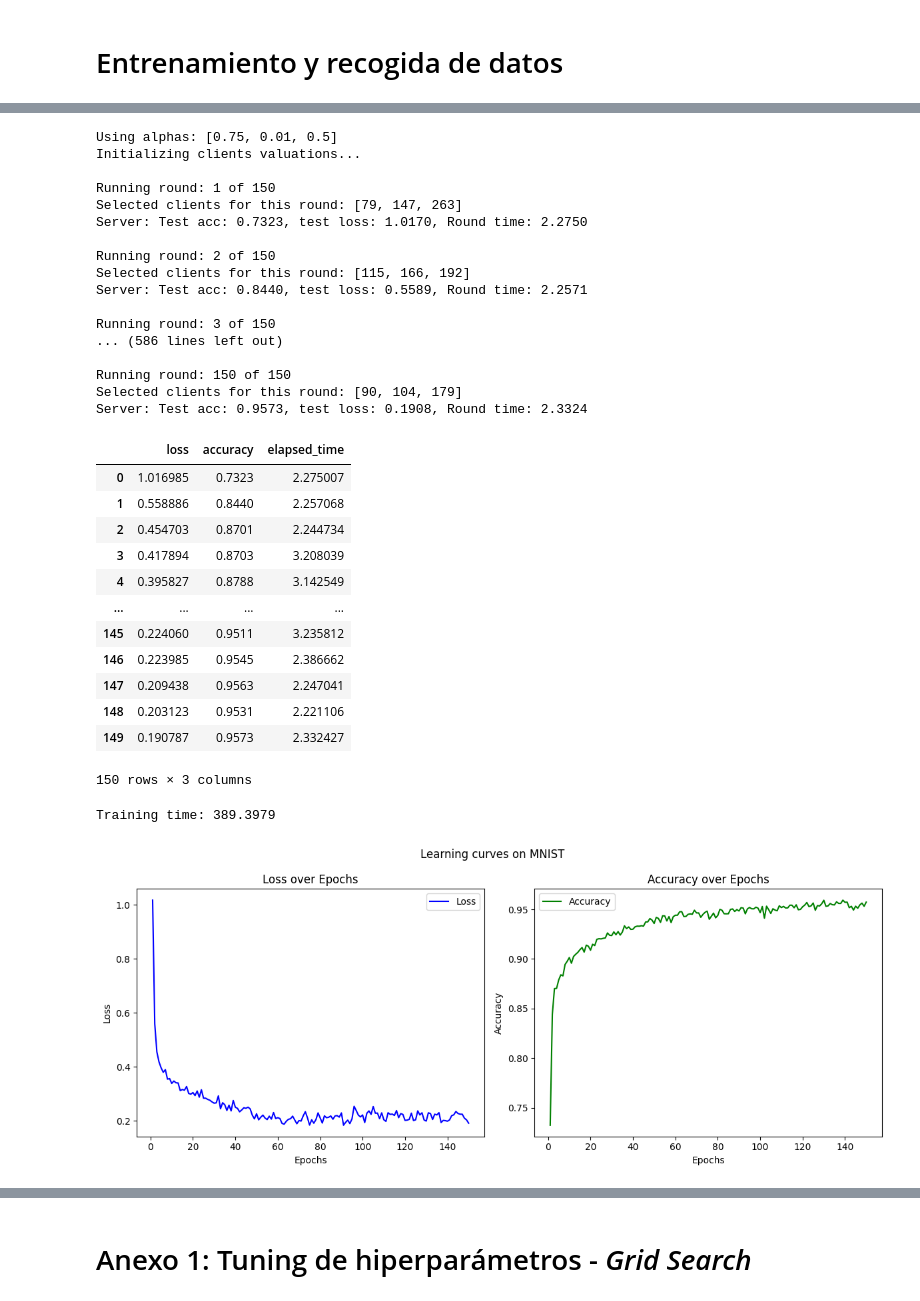
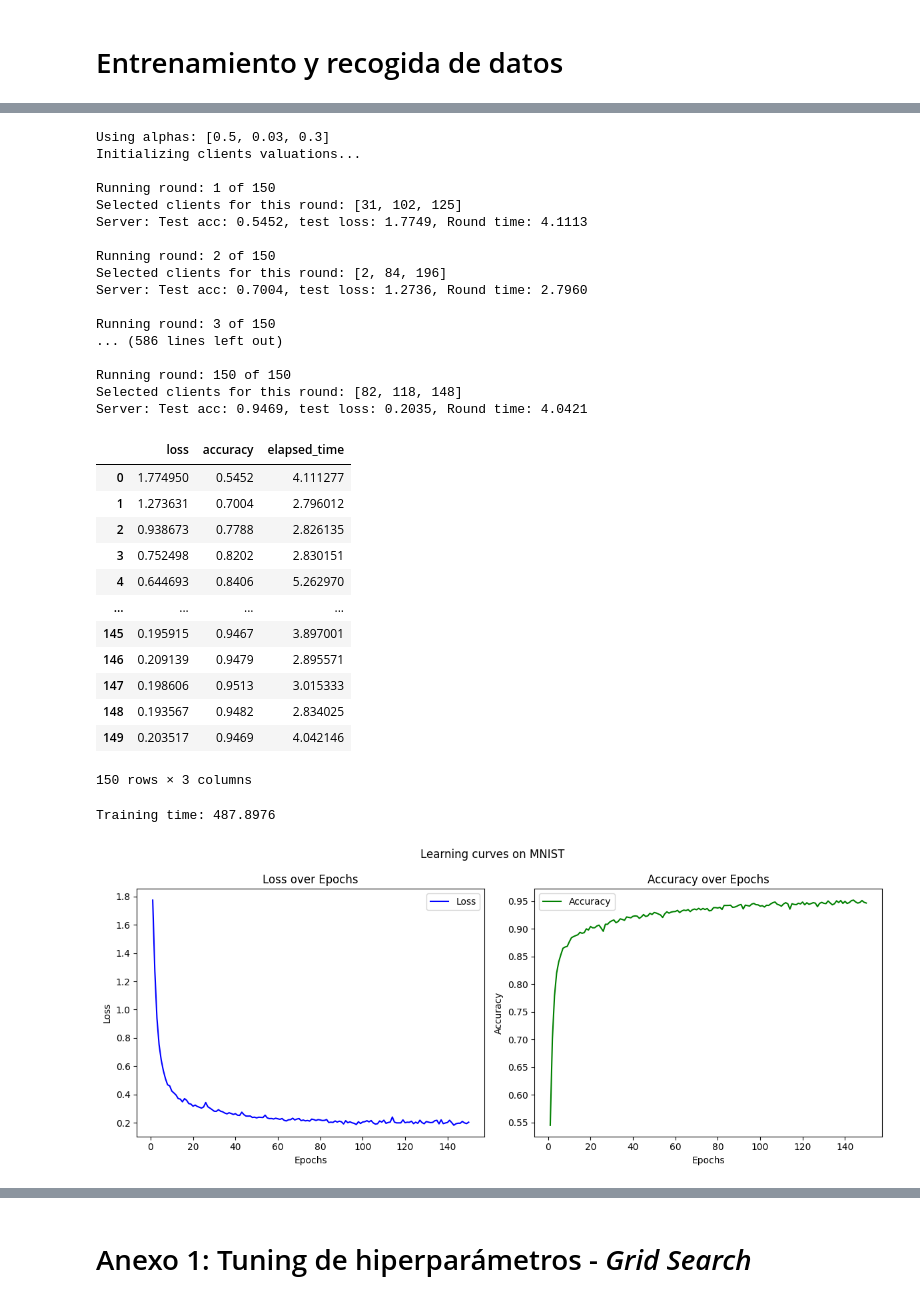
Before and after one commit to mayoras/flex-cs, a Jupyter notebook: notebooks/active.ipynb, the cells around one changed output, grey strips where cells are left out. Cells and saved outputs as stored; diff of their text form; code cells hidden in the pictures.

Commit message:
fix: update perf algorithms to federate non-iid data

```diff
--- a/notebooks/active.ipynb
+++ b/notebooks/active.ipynb
@@ -91,11 +81,10 @@ FLEX nos da utilidades para cargar EMNIST y federarlo automáticamente con la fu
 > [1] https://www.nist.gov/itl/products-and-services/emnist-dataset
 # %%
 import math
+import numpy as np
+
 from copy import deepcopy
-
 from torchvision import datasets, transforms
-from torch.utils.data import random_split
-
 from flex.data import Dataset, FedDatasetConfig, FedDataDistribution
 
 K_mnist = 300
@@ -118,6 +107,13 @@ config = FedDatasetConfig(seed=33)
 config.replacement = False
 config.n_nodes = K_mnist
 
+# assign a sample proportion for each node-class pair (https://arxiv.org/abs/2404.06127)
+num_classes = 10
+alphas = np.random.uniform(low=0.4, high=0.6, size=(config.n_nodes, num_classes))
+alphas = alphas / np.sum(alphas, axis=0)
+config.weights_per_label = alphas
+
+# create Federated data distribution of MNIST
 flex_dataset_mnist = FedDataDistribution.from_config(
     centralized_data=Dataset.from_torchvision_dataset(train_data), config=config
 )
@@ -204,6 +154,8 @@ from torchvision import datasets, transforms
 from torch.utils.data import DataLoader
 
 from flex.data import FedDataDistribution, FedDatasetConfig, Dataset
+
+K_cifar = 100
 
 train_data = datasets.CIFAR10(
     root=".",
@@ -221,7 +173,14 @@ test_data = datasets.CIFAR10(
 
 config = FedDatasetConfig(seed=33)
 config.replacement = False
-config.n_nodes = 100
+config.n_nodes = K_cifar
+
+num_classes = 10
+
+# assign a sample proportion for each node-class pair
+alphas = np.random.uniform(low=0.4, high=0.6, size=(config.n_nodes, num_classes))
+alphas = alphas / np.sum(alphas, axis=0)
+config.weights_per_label = alphas
 
 # create Federated data distribution of CIFAR-10
 flex_dataset_cifar = FedDataDistribution.from_config(
@@ -880,53 +838,53 @@ pool_cifar = FlexPool.client_server_pool(flex_dataset_cifar, init_func=build_ser
 # %%
 import time
 
 DEBUG = True    # show output
 
 # set hyperparameters
-ALPHA1 = 0.75
-ALPHA2 = 0.01
-ALPHA3 = 0.5
+ALPHA1 = 0.5
+ALPHA2 = 0.03
+ALPHA3 = 0.3
 
 start = time.time()
 losses, accuracies, elapsed = train_n_rounds(pool_mnist, n_rounds=MNIST_ROUNDS, clients_per_round=3, problem="mnist")
 end = time.time()
 
 save_data(pool_mnist, losses, accuracies, elapsed, f"active_mnist_{MNIST_ROUNDS}")
 
 print(f"Training time: {(end - start):.4f}")
 plot_loss_accuracy(losses, accuracies, title="Learning curves on MNIST")
 # %% [output]
-Using alphas: [0.75, 0.01, 0.5]
+Using alphas: [0.5, 0.03, 0.3]
 Initializing clients valuations...
 
 Running round: 1 of 150
-Selected clients for this round: [79, 147, 263]
-Server: Test acc: 0.7323, test loss: 1.0170, Round time: 2.2750
+Selected clients for this round: [31, 102, 125]
+Server: Test acc: 0.5452, test loss: 1.7749, Round time: 4.1113
 
 Running round: 2 of 150
-Selected clients for this round: [115, 166, 192]
-Server: Test acc: 0.8440, test loss: 0.5589, Round time: 2.2571
+Selected clients for this round: [2, 84, 196]
+Server: Test acc: 0.7004, test loss: 1.2736, Round time: 2.7960
 
 Running round: 3 of 150
 ... (586 lines left out)
 
 Running round: 150 of 150
-Selected clients for this round: [90, 104, 179]
-Server: Test acc: 0.9573, test loss: 0.1908, Round time: 2.3324
+Selected clients for this round: [82, 118, 148]
+Server: Test acc: 0.9469, test loss: 0.2035, Round time: 4.0421
 |  | loss | accuracy | elapsed_time |
-| 0 | 1.016985 | 0.7323 | 2.275007 |
-| 1 | 0.558886 | 0.8440 | 2.257068 |
-| 2 | 0.454703 | 0.8701 | 2.244734 |
-| 3 | 0.417894 | 0.8703 | 3.208039 |
-| 4 | 0.395827 | 0.8788 | 3.142549 |
+| 0 | 1.774950 | 0.5452 | 4.111277 |
+| 1 | 1.273631 | 0.7004 | 2.796012 |
+| 2 | 0.938673 | 0.7788 | 2.826135 |
+| 3 | 0.752498 | 0.8202 | 2.830151 |
+| 4 | 0.644693 | 0.8406 | 5.262970 |
 | ... | ... | ... | ... |
-| 145 | 0.224060 | 0.9511 | 3.235812 |
-| 146 | 0.223985 | 0.9545 | 2.386662 |
-| 147 | 0.209438 | 0.9563 | 2.247041 |
-| 148 | 0.203123 | 0.9531 | 2.221106 |
-| 149 | 0.190787 | 0.9573 | 2.332427 |
+| 145 | 0.195915 | 0.9467 | 3.897001 |
+| 146 | 0.209139 | 0.9479 | 2.895571 |
+| 147 | 0.198606 | 0.9513 | 3.015333 |
+| 148 | 0.193567 | 0.9482 | 2.834025 |
+| 149 | 0.203517 | 0.9469 | 4.042146 |
 150 rows × 3 columns
-Training time: 389.3979
+Training time: 487.8976
-[figure, old version]
+[figure, new version]
 # %%
 # set hyperparameters
```
Also changed, not shown: parts of 23 cells of this notebook, 2 other files.
